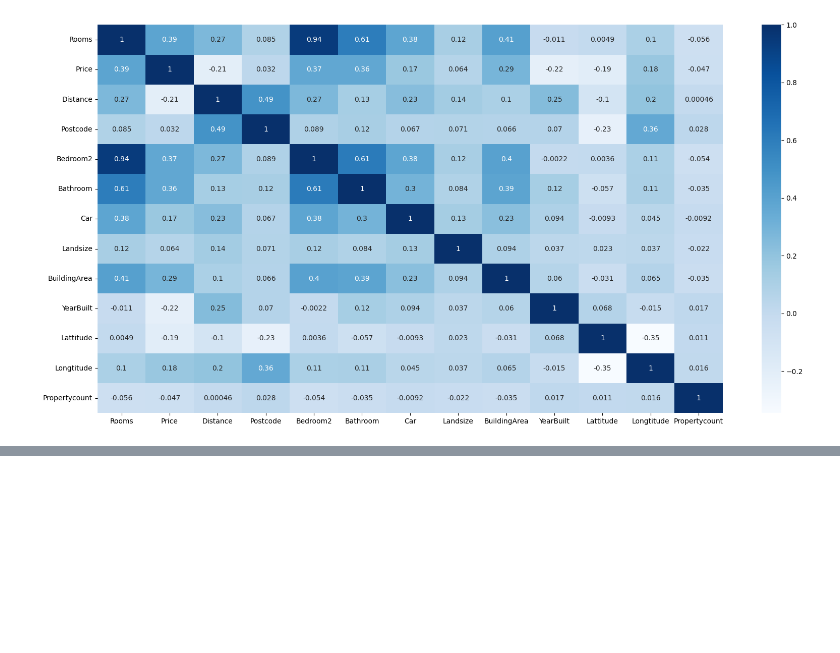
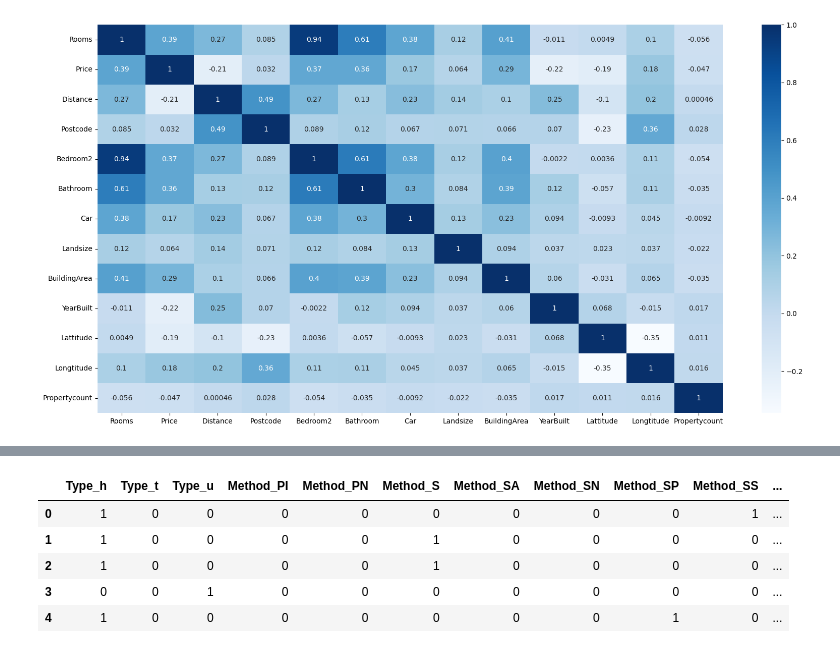
Before and after one commit to gr-uzun/melbourne-housing, a Jupyter notebook: melbourne_housing_project.ipynb, the cells around one changed output, grey strips where cells are left out. Cells and saved outputs as stored; diff of their text form; code cells hidden in the pictures; blank space fills up the shorter version.

```diff
--- a/melbourne_housing_project.ipynb
+++ b/melbourne_housing_project.ipynb
@@ -347,0 +385,12 @@ sns.heatmap(corr, cmap="Blues", annot=True);
+# %%
+#one-hot encoding
+
+one_hot = pd.get_dummies(df[categorical_columns])
+one_hot.head()
+# %% [output]
+|  | Type_h | Type_t | Type_u | Method_PI | Method_PN | Method_S | Method_SA | Method_SN | Method_SP | Method_SS | ... |
+| 0 | 1 | 0 | 0 | 0 | 0 | 0 | 0 | 0 | 0 | 1 | ... |
+| 1 | 1 | 0 | 0 | 0 | 0 | 1 | 0 | 0 | 0 | 0 | ... |
+| 2 | 1 | 0 | 0 | 0 | 0 | 1 | 0 | 0 | 0 | 0 | ... |
+| 3 | 0 | 0 | 1 | 0 | 0 | 0 | 0 | 0 | 0 | 0 | ... |
+| 4 | 1 | 0 | 0 | 0 | 0 | 0 | 0 | 0 | 1 | 0 | ... |
```
Also changed, not shown: parts of 5 cells of this notebook.
